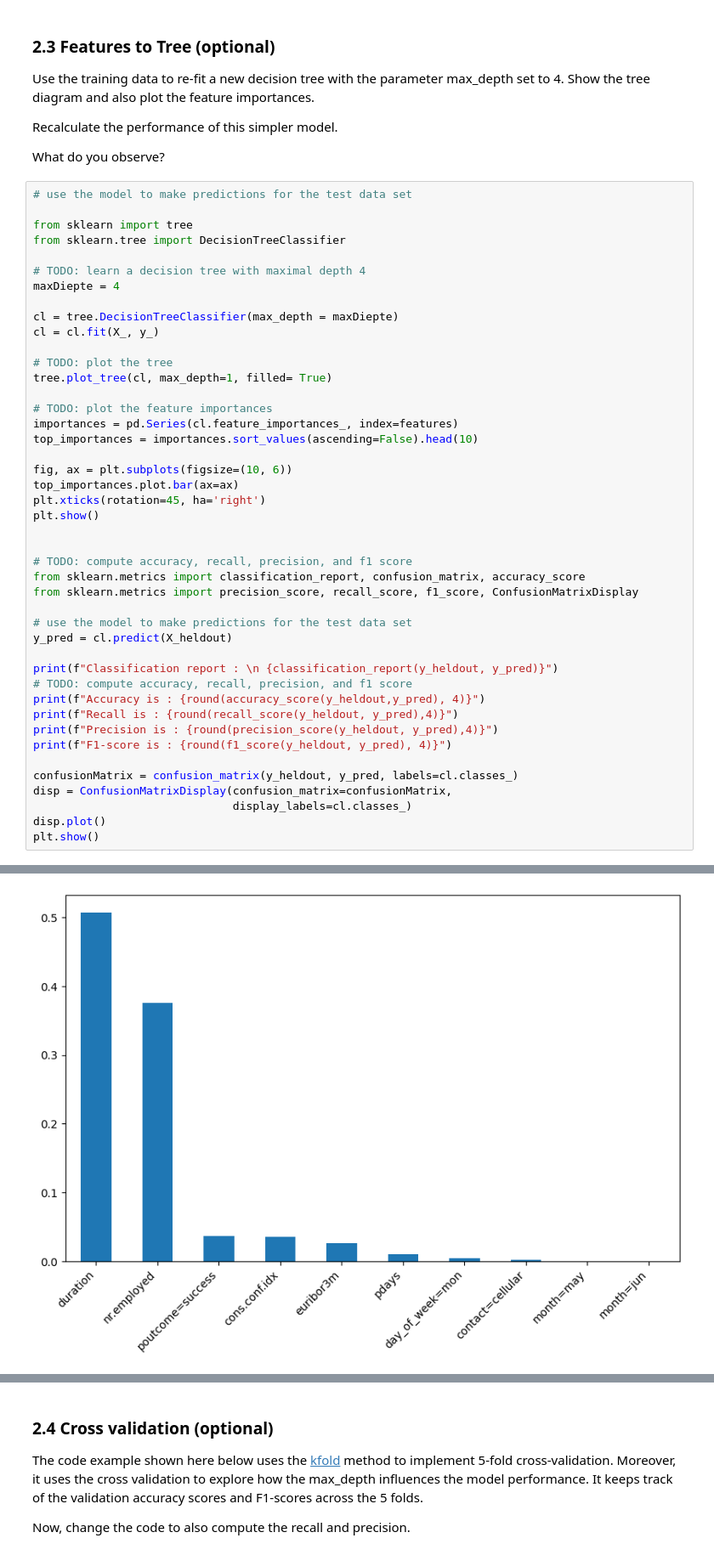
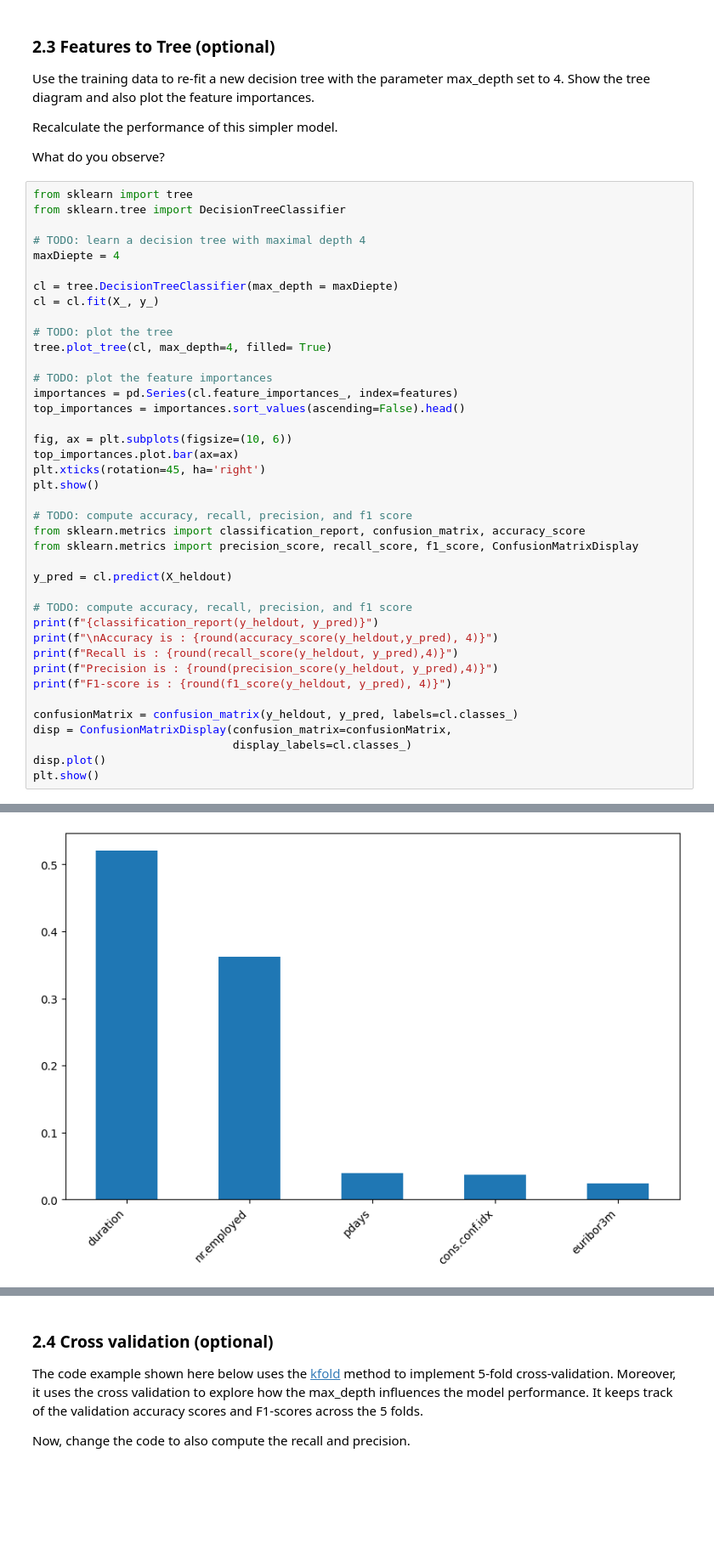
Before and after one commit to Zi-lon/Applications-of-machine-learning, a Jupyter notebook: Assignment 1/Assignment 1.ipynb, the cells around one changed output, grey strips where cells are left out. Shown at 85% size. Drawn from its saved outputs; the diff is of its cells as text; blank space fills up the shorter version.

```diff
--- a/Assignment 1/Assignment 1.ipynb
+++ b/Assignment 1/Assignment 1.ipynb
@@ -327,8 +291,6 @@ Recalculate the performance of this simpler model.
 
 What do you observe?
 # %%
-# use the model to make predictions for the test data set
-
 from sklearn import tree
 from sklearn.tree import DecisionTreeClassifier
 
@@ -339,28 +301,26 @@ cl = tree.DecisionTreeClassifier(max_depth = maxDiepte)
 cl = cl.fit(X_, y_)
 
 # TODO: plot the tree
-tree.plot_tree(cl, max_depth=1, filled= True)
+tree.plot_tree(cl, max_depth=4, filled= True)
 
 # TODO: plot the feature importances
 importances = pd.Series(cl.feature_importances_, index=features)
-top_importances = importances.sort_values(ascending=False).head(10)
+top_importances = importances.sort_values(ascending=False).head()
 
 fig, ax = plt.subplots(figsize=(10, 6))
 top_importances.plot.bar(ax=ax)
 plt.xticks(rotation=45, ha='right')
 plt.show()
 
-
 # TODO: compute accuracy, recall, precision, and f1 score
 from sklearn.metrics import classification_report, confusion_matrix, accuracy_score
 from sklearn.metrics import precision_score, recall_score, f1_score, ConfusionMatrixDisplay
 
-# use the model to make predictions for the test data set
 y_pred = cl.predict(X_heldout)
 
-print(f"Classification report : \n {classification_report(y_heldout, y_pred)}")
 # TODO: compute accuracy, recall, precision, and f1 score
-print(f"Accuracy is : {round(accuracy_score(y_heldout,y_pred), 4)}")
+print(f"{classification_report(y_heldout, y_pred)}")
+print(f"\nAccuracy is : {round(accuracy_score(y_heldout,y_pred), 4)}")
 print(f"Recall is : {round(recall_score(y_heldout, y_pred),4)}")
 print(f"Precision is : {round(precision_score(y_heldout, y_pred),4)}")
 print(f"F1-score is : {round(f1_score(y_heldout, y_pred), 4)}")
@@ -375 +335 @@ plt.show()
-[figure, old version]
+[figure, new version]
```
Also changed, not shown: parts of 15 cells of this notebook.
